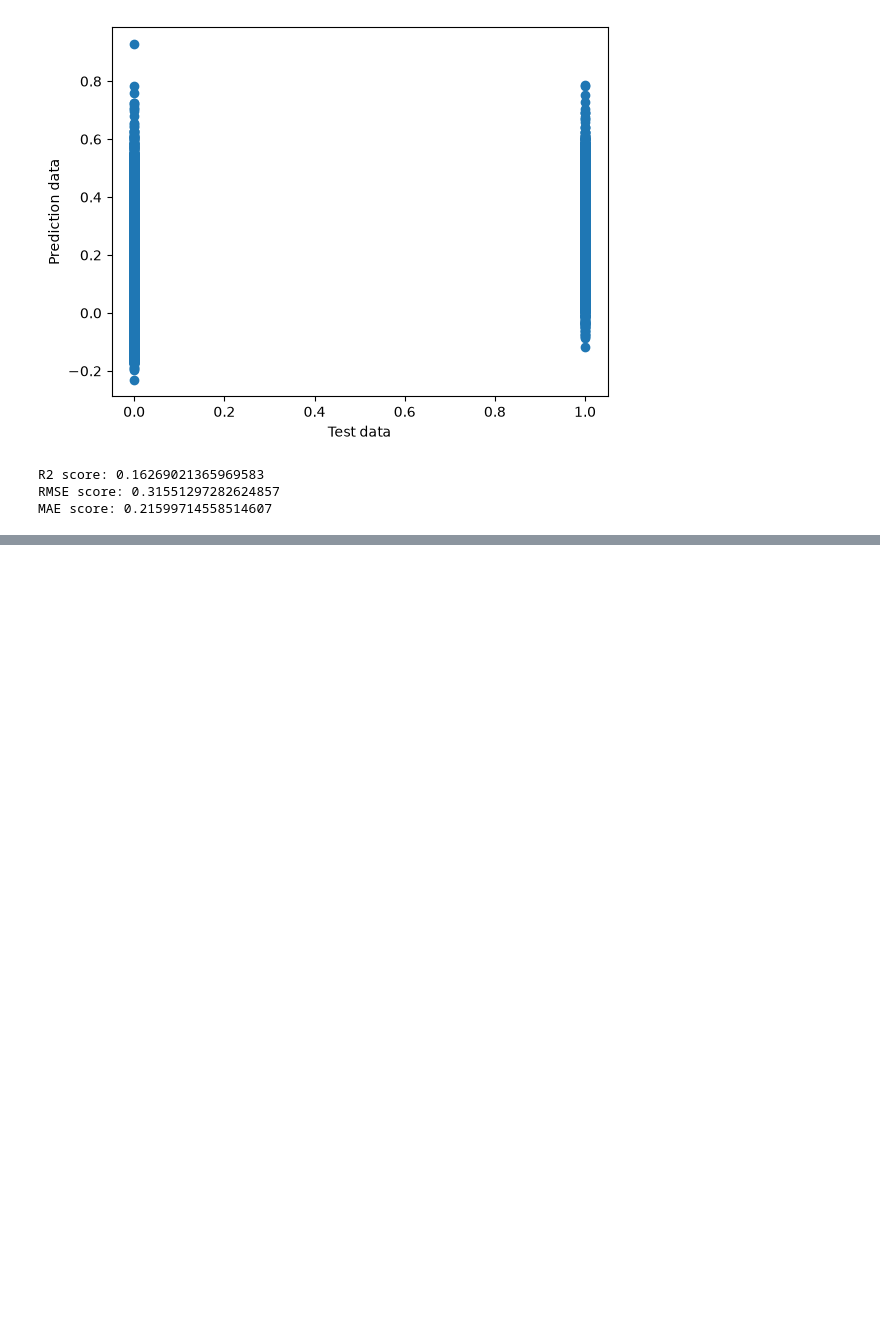
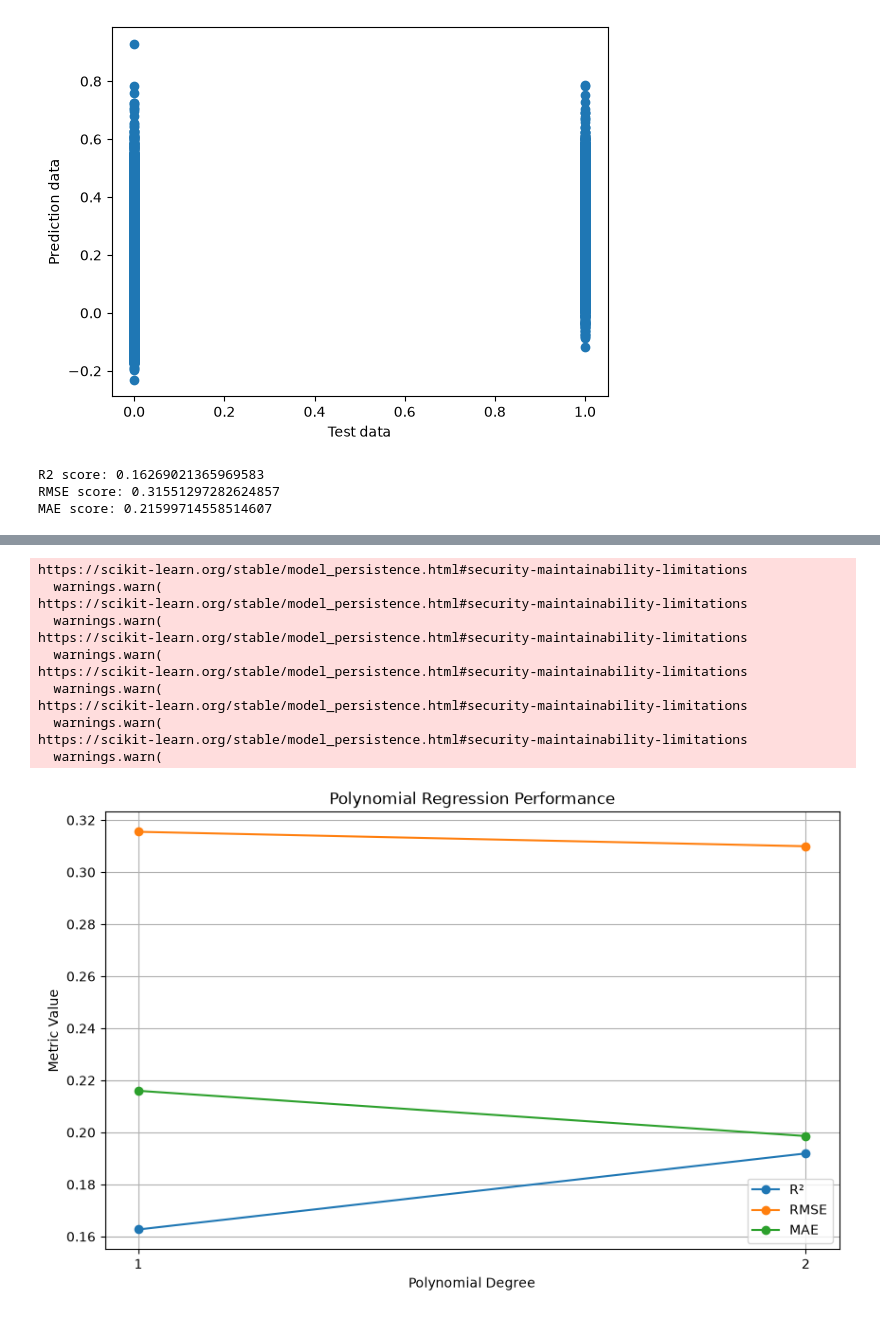
Before and after one commit to kartik815/ML-Diabetes-Case-Study, a Jupyter notebook: notebooks/regression1.ipynb, the cells around one changed output, grey strips where cells are left out. Saved outputs shown, nothing was run; the diff lists cells and outputs as text; code cells hidden in the pictures; blank space fills up the shorter version.

Commit message:
Added polynomial features as well as functions for feature engineering

```diff
--- a/notebooks/regression1.ipynb
+++ b/notebooks/regression1.ipynb
@@ -474,3 +491,80 @@ plt.show()
 [figure]
 [figure]
 [figure]
+# %%
+# Polynomial Regression
+
+
+
+SPLIT_TEST_SIZE = 0.2
+
+df = get_df()
+df = rm_empty_rows(df)
+target, df = seperate_target(df)
+x_train,x_test, y_train,y_test = get_split(target,df,SPLIT_TEST_SIZE)
+degrees = range(1, 3)
+results = [] #each element: (degree, r2,rmse,mae)
+for degree in degrees:
+    model_path = f"../models/poly_regression_degree_{degree}.pkl"
+    if os.path.exists(model_path):
+        poly, scaler, model = joblib.load(model_path)
+    else:
+        poly = sk.preprocessing.PolynomialFeatures(degree=degree)
+        poly.fit(x_train)
+        scaler = sk.preprocessing.StandardScaler()
+        model = sk.linear_model.LinearRegression()
+        x_train_poly = poly.transform(x_train)
+        x_test_poly = poly.transform(x_test)
+        scaler.fit(x_train_poly)
+        x_train_scaled = scaler.transform(x_train_poly)
+        x_test_scaled = scaler.transform(x_test_poly)
+        model.fit(x_train_scaled,y_train)
+        joblib.dump((poly, scaler, model),model_path)
+
+
+
+    x_test_poly = poly.transform(x_test)
+    x_test_scaled = scaler.transform(x_test_poly)
+
+    y_pred = model.predict(x_test_scaled)
+
+    rmse = np.sqrt(sk.metrics.mean_squared_error(y_test, y_pred))
+    mae = sk.metrics.mean_absolute_error(y_test, y_pred)
+    r2 = sk.metrics.r2_score(y_test, y_pred)
+
+    results.append((degree, r2, rmse, mae))
+
+results = np.array(results)
+
+degrees_plot = results[:, 0]
+r2 = results[:, 1]
+rmse = results[:, 2]
+mae = results[:, 3]
+
+plt.figure(figsize=(10, 6))
+
+plt.plot(degrees_plot, r2, marker="o", label="R²")
+plt.plot(degrees_plot, rmse, marker="o", label="RMSE")
+plt.plot(degrees_plot, mae, marker="o", label="MAE")
+
+plt.xlabel("Polynomial Degree")
+plt.ylabel("Metric Value")
+plt.title("Polynomial Regression Performance")
+plt.xticks(degrees_plot)
+plt.legend()
+plt.grid(True)
+plt.show()
+# %% [output]
+https://scikit-learn.org/stable/model_persistence.html#security-maintainability-limitations
+  warnings.warn(
+https://scikit-learn.org/stable/model_persistence.html#security-maintainability-limitations
+  warnings.warn(
+https://scikit-learn.org/stable/model_persistence.html#security-maintainability-limitations
+  warnings.warn(
+https://scikit-learn.org/stable/model_persistence.html#security-maintainability-limitations
+  warnings.warn(
+https://scikit-learn.org/stable/model_persistence.html#security-maintainability-limitations
+  warnings.warn(
+https://scikit-learn.org/stable/model_persistence.html#security-maintainability-limitations
+  warnings.warn(
+[figure, added]
```
Also changed, not shown: parts of 2 cells of this notebook, 2 other files.
